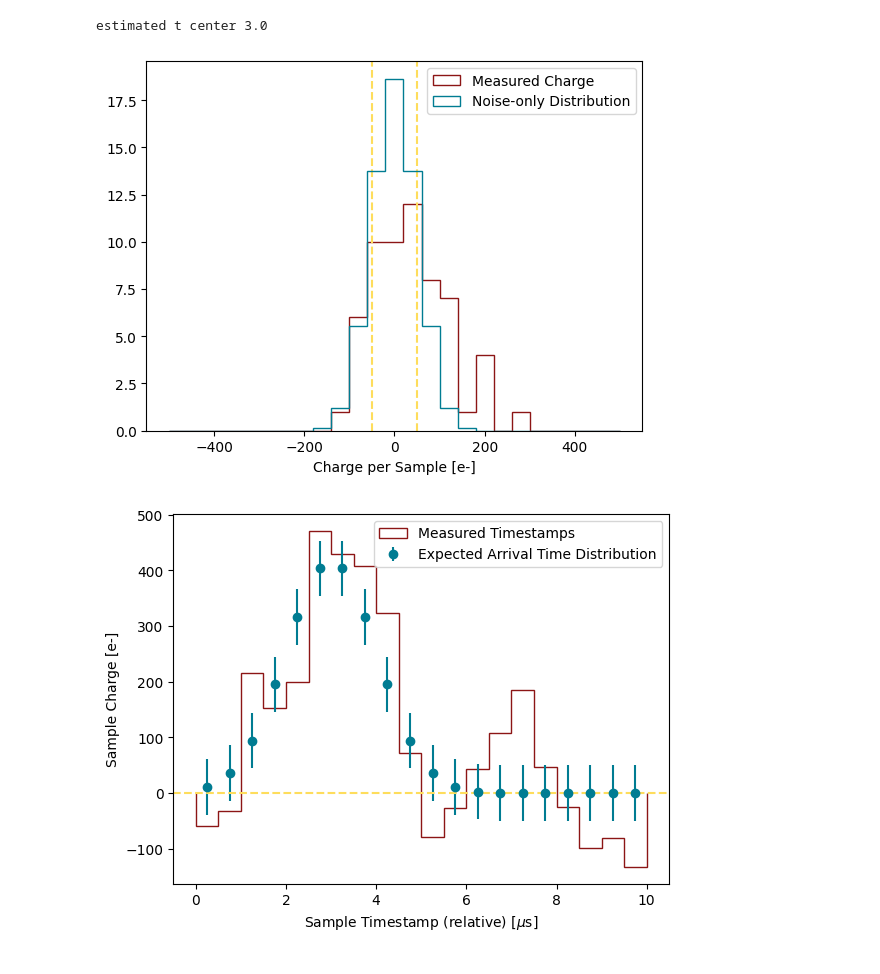
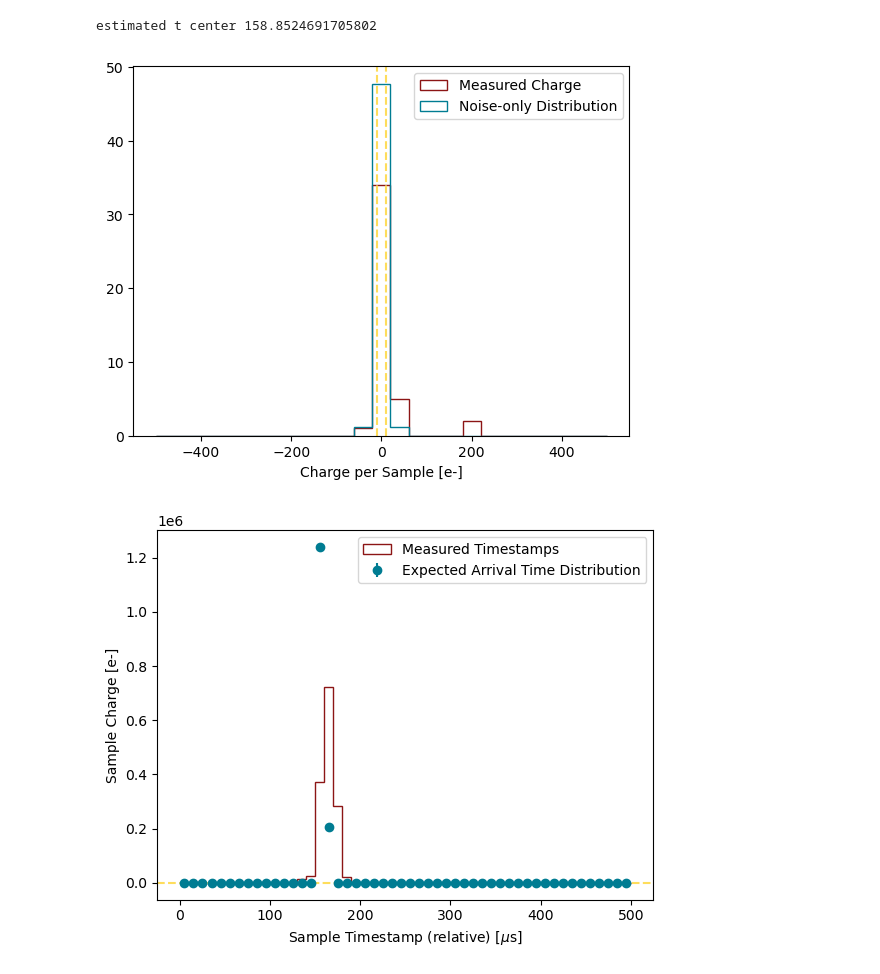
Before and after one commit to DanielMDouglas/GAMPixPy, a Jupyter notebook: examples/Rad_depth_from_disk.ipynb, the cells around one changed output. Cells and saved outputs as stored; diff of their text form; code cells hidden in the pictures.

```diff
--- a/examples/Rad_depth_from_disk.ipynb
+++ b/examples/Rad_depth_from_disk.ipynb
@@ -33,6 +30,6 @@ array([ 8441,  8443,  8444, ..., 15683, 15685, 15845], dtype=int32)
 # %%
 # okay, let's grab this segment and its associated hits
-crp.label = 9012
+crp.label = 2131
 
 # we've set the event_id and label attributes already,
 # but we can also call this like crp.get_data(event_id = 1, label = 9885)
@@ -54,6 +51,9 @@ tensor([[  11.7063, -134.3241,  963.0000]])
 # %%
 # Let's calculate the depth of the first segment's start point
 # by referencing the geometry defined within the detector config file.
+config_manager = crp.get_configs()
+detector_config = config_manager.detector_config
+readout_config = config_manager.readout_config
 depth = torch.dot(segment_start[0] - detector_config['drift_volumes']['volume_0']['anode_center'],
                   detector_config['drift_volumes']['volume_0']['drift_axis']).item()
 print ("depth:", depth/cm, "cm")
@@ -119,15 +118,12 @@ plt.show()
 # we can measure the pixel position (x-y in TPC coordinates)
 # we can also measure the timestamp (assume we don't know t0)
 # and the measured charge per hit
-hit_x = np.array([this_hit['pixel x'] for this_hit in pixel_hits])
-hit_y = np.array([this_hit['pixel y'] for this_hit in pixel_hits])
-hit_t = np.array([this_hit['hit t'] for this_hit in pixel_hits])
-hit_q = np.array([this_hit['hit charge'] for this_hit in pixel_hits])
 
 hit_x = pixel_hits['pixel x']
 hit_y = pixel_hits['pixel y']
-hit_t = pixel_hits['hit t']
-hit_q = pixel_hits['hit charge']
+hit_t = pixel_hits['trig t']
+ticks = (hit_t + readout_config['pixels']['clock_interval']*np.arange(readout_config['coarse_tiles']['integration_length'])).flatten()
+hit_wf = pixel_hits['waveform'].flatten()
 # %%
 # make some plots of the distributions
 
@@ -137,7 +133,7 @@ hit_q = pixel_hits['hit charge']
 # should become more important
 plt.figure()
 # plot the measured hit charge
-plt.hist(hit_q,
+plt.hist(hit_wf,
          histtype = 'step',
          #bins = np.logspace(1, 3, 26),
          bins = np.linspace(-500, 500, 26),
@@ -156,7 +152,7 @@ plt.hist(st.norm.rvs(loc = 0, scale=readout_config['pixels']['noise'], size = N_
          #bins = np.logspace(1, 3, 26),
          bins = np.linspace(-500, 500, 26),
          label = 'Noise-only Distribution',
-         weights = hit_q.shape[0]/N_samples*np.ones(N_samples),
+         weights = np.prod(hit_wf.shape)/N_samples*np.ones(N_samples),
         )
 plt.legend()
 #plt.semilogx()
@@ -164,21 +160,21 @@ plt.xlabel(r'Charge per Sample [e-]')
 
 # plot the distribution of charge arrival time
 plt.figure()
-n_t_bins = int((np.max(hit_t) - np.min(hit_t))/readout_config['pixels']['clock_interval']) + 1
+n_t_bins = int((np.max(ticks) - np.min(ticks))/readout_config['pixels']['clock_interval']) + 1
 last_time_tick = n_t_bins*readout_config['pixels']['clock_interval']
 t_bins = np.linspace(0, last_time_tick, n_t_bins + 1)
 t_bin_centers = 0.5*(t_bins[:-1] + t_bins[1:])
 
-plt.hist(hit_t - np.min(hit_t),
+plt.hist(ticks - np.min(ticks),
          histtype = 'step',
-         weights = hit_q,
+         weights = hit_wf,
          bins = t_bins,
          label = 'Measured Timestamps')
 
 # estimate the center of signal charge
 # only consider hits which are 5x the noise level (a bit aggressive!)
-above_threshold_mask = hit_q > 5*readout_config['pixels']['noise']
-t_center = np.sum(hit_t[above_threshold_mask]*hit_q[above_threshold_mask])/np.sum(hit_q[above_threshold_mask]) - np.min(hit_t)
+above_threshold_mask = hit_wf > 5*readout_config['pixels']['noise']
+t_center = np.sum(ticks[above_threshold_mask]*hit_wf[above_threshold_mask])/np.sum(hit_wf[above_threshold_mask]) - np.min(ticks)
 print ("estimated t center", t_center)
 
 # these are using the true value of the depth
@@ -190,7 +186,7 @@ t_width = width_longitudinal/v
 
 # the expectation distribution given the estimated mean time and true depth
 pmf = st.norm.cdf(t_bins[1:], loc = t_center, scale = t_width) - st.norm.cdf(t_bins[:-1], loc = t_center, scale = t_width)
-pmf *= sum(hit_q)
+pmf *= sum(hit_wf)
 
 plt.errorbar(t_bin_centers,
              pmf,
@@ -203,37 +199,38 @@ plt.legend()
 plt.xlabel(r'Sample Timestamp (relative) [$\mu$s]')
 plt.ylabel(r'Sample Charge [e-]')
 
 # plot the distribution of charge arrival position
 plt.figure()
 pitch = readout_config['pixels']['pitch']
-plt.hist2d(hit_x, hit_y,
-           bins = (np.linspace(np.min(hit_x) - 0.5*pitch,
+bins = (np.linspace(np.min(hit_x) - 0.5*pitch,
                                np.max(hit_x) + 0.5*pitch,
                                int((np.max(hit_x) - np.min(hit_x))/pitch + 2)),
                    np.linspace(np.min(hit_y) - 0.5*pitch,
                                np.max(hit_y) + 0.5*pitch,
-                               int((np.max(hit_y) - np.min(hit_y))/pitch + 2))),
-           weights = hit_q)
+                               int((np.max(hit_y) - np.min(hit_y))/pitch + 2)))
+plt.hist2d(hit_x, hit_y,
+           bins = bins,
+           weights = np.sum(pixel_hits['waveform'], axis = 1))
 ax = plt.gca()
 for seg_start, seg_stop in zip(segment_start,
                                segment_end):
     seg = np.stack((seg_start, seg_stop))
     x_tpc = np.dot(seg_start - detector_config['drift_volumes']['volume_0']['anode_center'],
                    detector_config['drift_volumes']['volume_0']['anode_horizontal'])
     y_tpc = np.dot(seg_start - detector_config['drift_volumes']['volume_0']['anode_center'],
                    detector_config['drift_volumes']['volume_0']['anode_vertical'])
     ax.scatter(x_tpc, y_tpc, color = SLACplots.stanford.palo_verde)
     theta = np.linspace(0, np.pi*2, 1000)[:-1]
     ax.plot(x_tpc + np.cos(theta)*width_transverse.item(),
             y_tpc + np.sin(theta)*width_transverse.item(),
             ls = '--',
             color = SLACplots.stanford.palo_verde,
            )
 
 plt.xlabel(r'Hit x-position [cm]')
 plt.ylabel(r'Hit y-position [cm]')
 cb = plt.colorbar()
 # %% [output]
-estimated t center 3.0
+estimated t center 158.8524691705802
-[figure, old version]
+[figure, new version]
-[figure, old version]
+[figure, new version]
```
Also changed, not shown: parts of 5 cells of this notebook, 5 other files.
